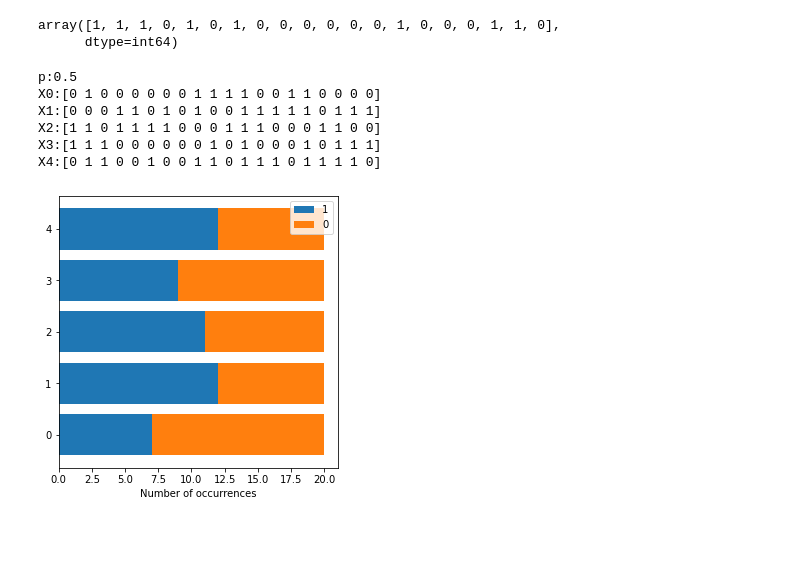
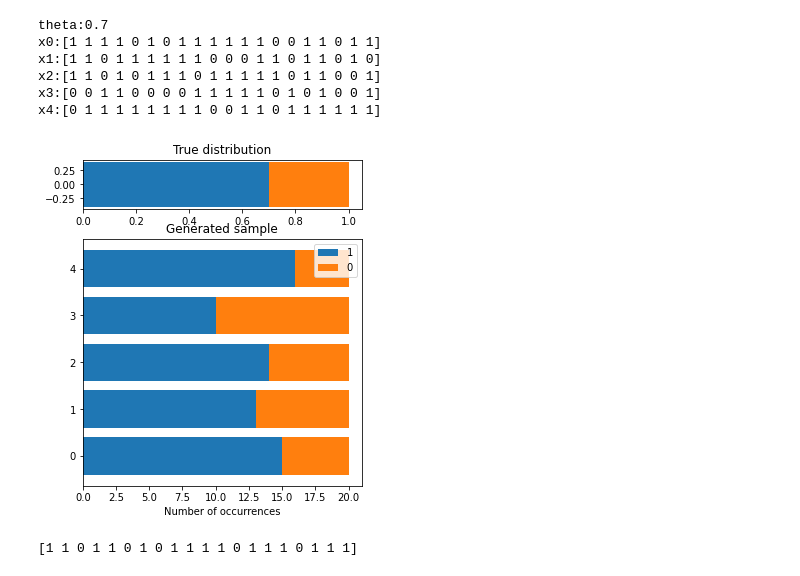
Before and after one commit to yuta-nakahara/BayesML, a Jupyter notebook: doc/devdoc/examples/bernoulli.ipynb, the cells around one changed output. Saved outputs shown, nothing was run; the diff lists cells and outputs as text; code cells hidden in the pictures; blank space fills up the shorter version.

```diff
--- a/doc/devdoc/examples/bernoulli.ipynb
+++ b/doc/devdoc/examples/bernoulli.ipynb
@@ -3,18 +3,17 @@ import bernoulli
 import numpy as np
 # %%
-model = bernoulli.GenModel()
-model.gen_sample(20)
+gen_model = bernoulli.GenModel(theta=0.7)
+gen_model.visualize_model()
 # %% [output]
-array([1, 1, 1, 0, 1, 0, 1, 0, 0, 0, 0, 0, 0, 1, 0, 0, 0, 1, 1, 0],
-      dtype=int64)
+theta:0.7
+x0:[1 1 1 1 0 1 0 1 1 1 1 1 1 0 0 1 1 0 1 1]
+x1:[1 1 0 1 1 1 1 1 1 0 0 0 1 1 0 1 1 0 1 0]
+x2:[1 1 0 1 0 1 1 1 0 1 1 1 1 1 0 1 1 0 0 1]
+x3:[0 0 1 1 0 0 0 0 1 1 1 1 1 0 1 0 1 0 0 1]
+x4:[0 1 1 1 1 1 1 1 1 0 0 1 1 0 1 1 1 1 1 1]
+[figure, added]
 # %%
-model = bernoulli.GenModel()
-model.visualize_model()
+x = gen_model.gen_sample(20)
+print(x)
 # %% [output]
-p:0.5
-X0:[0 1 0 0 0 0 0 0 1 1 1 1 0 0 1 1 0 0 0 0]
-X1:[0 0 0 1 1 0 1 0 1 0 0 1 1 1 1 1 0 1 1 1]
-X2:[1 1 0 1 1 1 1 0 0 0 1 1 1 0 0 0 1 1 0 0]
-X3:[1 1 1 0 0 0 0 0 0 1 0 1 0 0 0 1 0 1 1 1]
-X4:[0 1 1 0 0 1 0 0 1 1 0 1 1 1 0 1 1 1 1 0]
+[1 1 0 1 1 0 1 0 1 1 1 1 0 1 1 1 0 1 1 1]
-[figure, removed]
```
Also changed, not shown: parts of 4 cells of this notebook, 3 other files.
